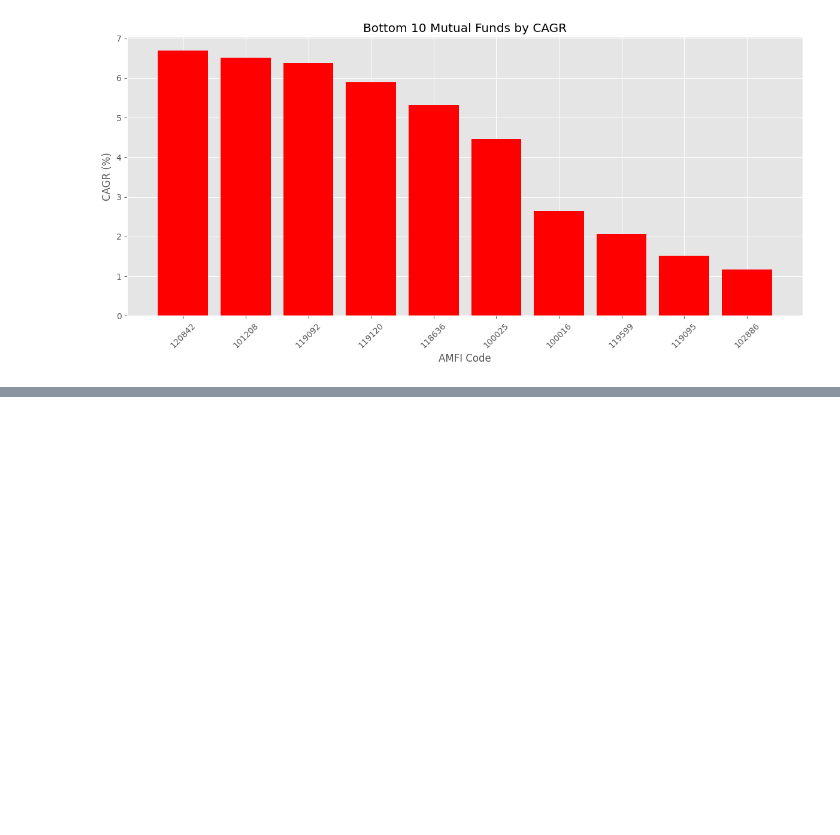
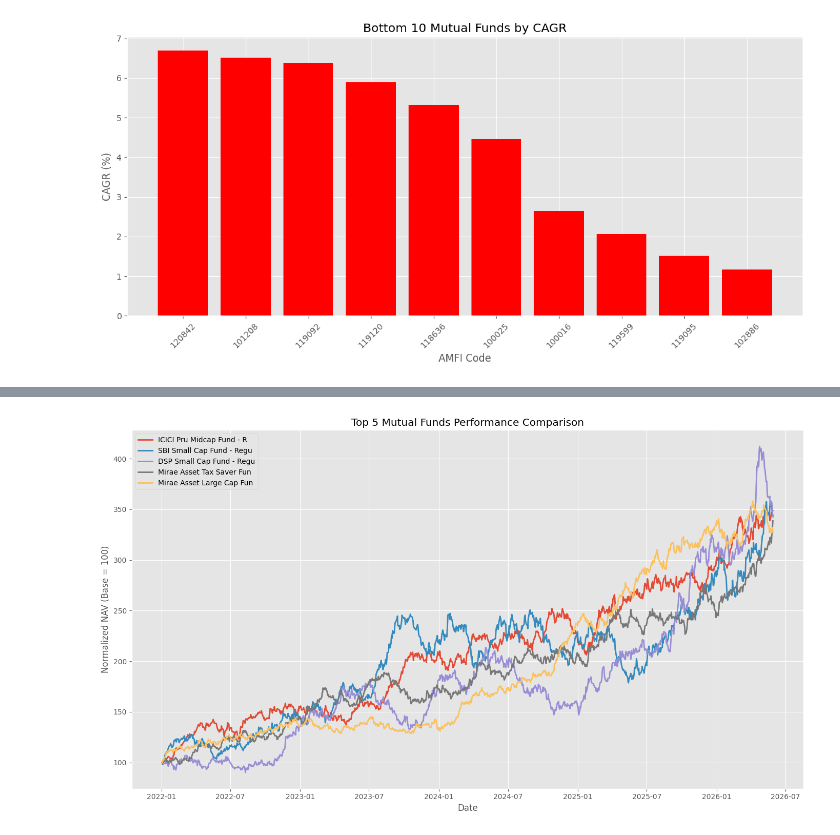
Before and after one commit to KushmaReddy/Mutual_Fund_Analytics, a Jupyter notebook: notebooks/04_performance_analytics.ipynb, the cells around one changed output, grey strips where cells are left out. Cells and saved outputs as stored; diff of their text form; code cells hidden in the pictures; blank space fills up the shorter version.

```diff
--- a/notebooks/04_performance_analytics.ipynb
+++ b/notebooks/04_performance_analytics.ipynb
@@ -519,0 +640,10 @@ The notebook can be extended further by adding rolling returns, volatility forec
+# %%
+# Top 5 funds based on CAGR
+
+top5_codes = top5["amfi_code"].tolist()
+
+top5_data = nav_history[
+    nav_history["amfi_code"].isin(top5_codes)
+].copy()
+
+top5_data.head()
@@ -519,0 +657,8 @@ The notebook can be extended further by adding rolling returns, volatility forec
+# %%
+# Get benchmark names for Top 5 funds
+
+top5_info = final_report[
+    final_report["amfi_code"].isin(top5_codes)
+][["amfi_code", "scheme_name", "benchmark"]]
+
+top5_info
@@ -519,0 +672,42 @@ The notebook can be extended further by adding rolling returns, volatility forec
+# %%
+import matplotlib.pyplot as plt
+
+plt.figure(figsize=(14,8))
+
+# Plot Top 5 Fund NAVs (Normalized)
+
+for code in top5_codes:
+
+    df = top5_data[top5_data["amfi_code"] == code].copy()
+
+    df = df.sort_values("date")
+
+    df["normalized_nav"] = (
+        df["nav"] / df["nav"].iloc[0]
+    ) * 100
+
+    scheme = top5_info.loc[
+        top5_info["amfi_code"] == code,
+        "scheme_name"
+    ].values[0]
+
+    plt.plot(
+        df["date"],
+        df["normalized_nav"],
+        linewidth=2,
+        label=scheme[:25]
+    )
+
+plt.title("Top 5 Mutual Funds Performance Comparison")
+plt.xlabel("Date")
+plt.ylabel("Normalized NAV (Base = 100)")
+plt.legend()
+plt.grid(True)
+
+plt.tight_layout()
+
+plt.savefig("../outputs/charts/benchmark_comparison_chart.png")
+
+plt.show()
+# %% [output]
+[figure, added]
```
Also changed, not shown: parts of 12 cells of this notebook, 8 other files.
